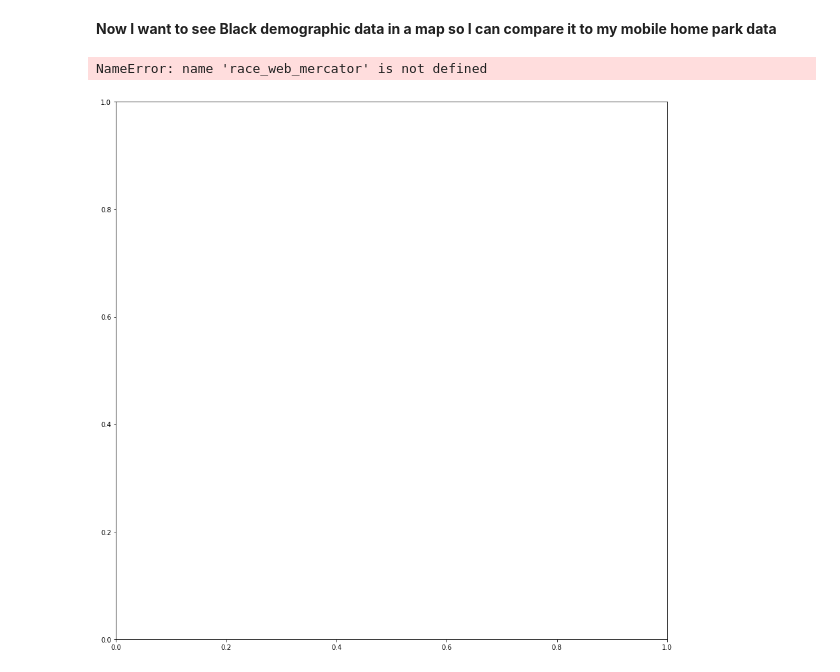
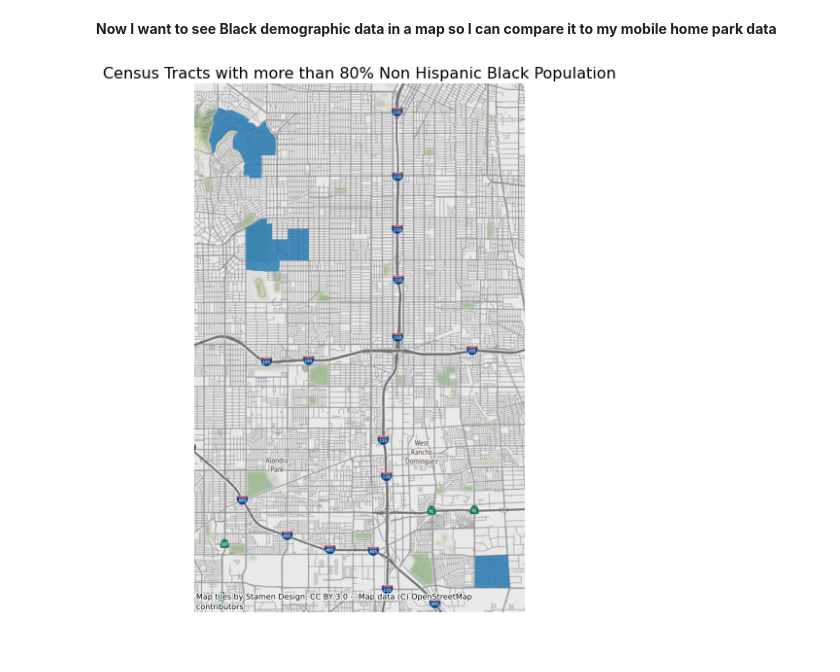
Before and after one commit to paotirado/up206-paola, a Jupyter notebook: Week 2/Week3GroupAssignment.ipynb, the cells around one changed output. Saved outputs shown, nothing was run; the diff lists cells and outputs as text; code cells hidden in the pictures.

```diff
--- a/Week 2/Week3GroupAssignment.ipynb
+++ b/Week 2/Week3GroupAssignment.ipynb
@@ -358,22 +358,21 @@ race_.plot(figsize=(20,15),
 # %% [markdown]
 **Now I want to see Black demographic data in a map so I can compare it to my mobile home park data**
 # %%
-Race_web_mercator = race_.to_crs(epsg=3857)
+race_web_mercator = race_.to_crs(epsg=3857)
 # %%
 # use subplots that make it easier to create multiple layered maps
-fig, ax = plt.subplots(figsize=(15, 15))
+fig, ax = plt.subplots(figsize=(10, 10))
 
 # add the layer with ax=ax in the argument
 race_web_mercator[race_web_mercator['Percent Non Hispanic Black'] > 80].plot(ax=ax, alpha=0.8)
 
 # turn the axis off
 ax.axis('off')
 
 # set a title
-ax.set_title('Census Tracts with more than 80% Hispanic Population',fontsize=16)
+ax.set_title('Census Tracts with more than 80% Non Hispanic Black Population',fontsize=16)
 
 # add a basemap
 ctx.add_basemap(ax)
 # %% [output]
-NameError: name 'race_web_mercator' is not defined
-[figure, old version]
+[figure, new version]
```
